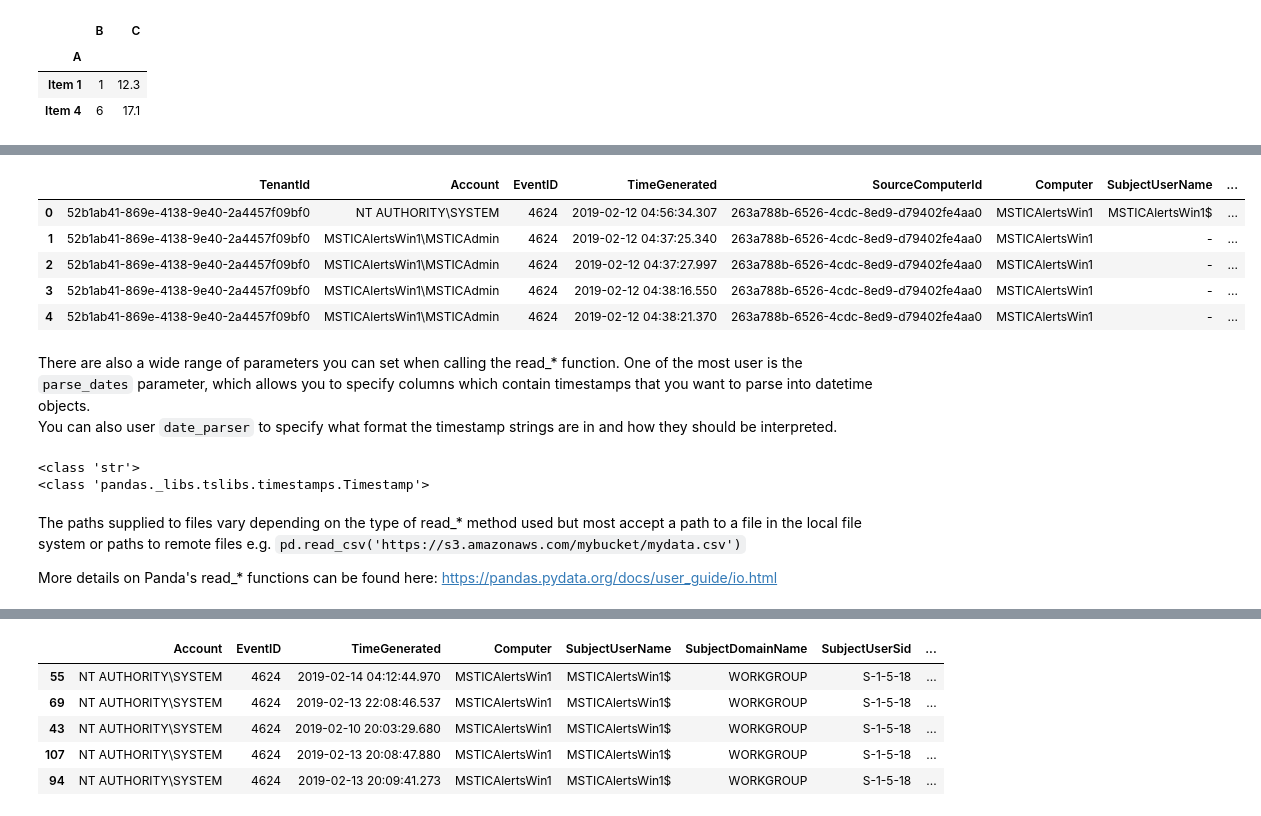
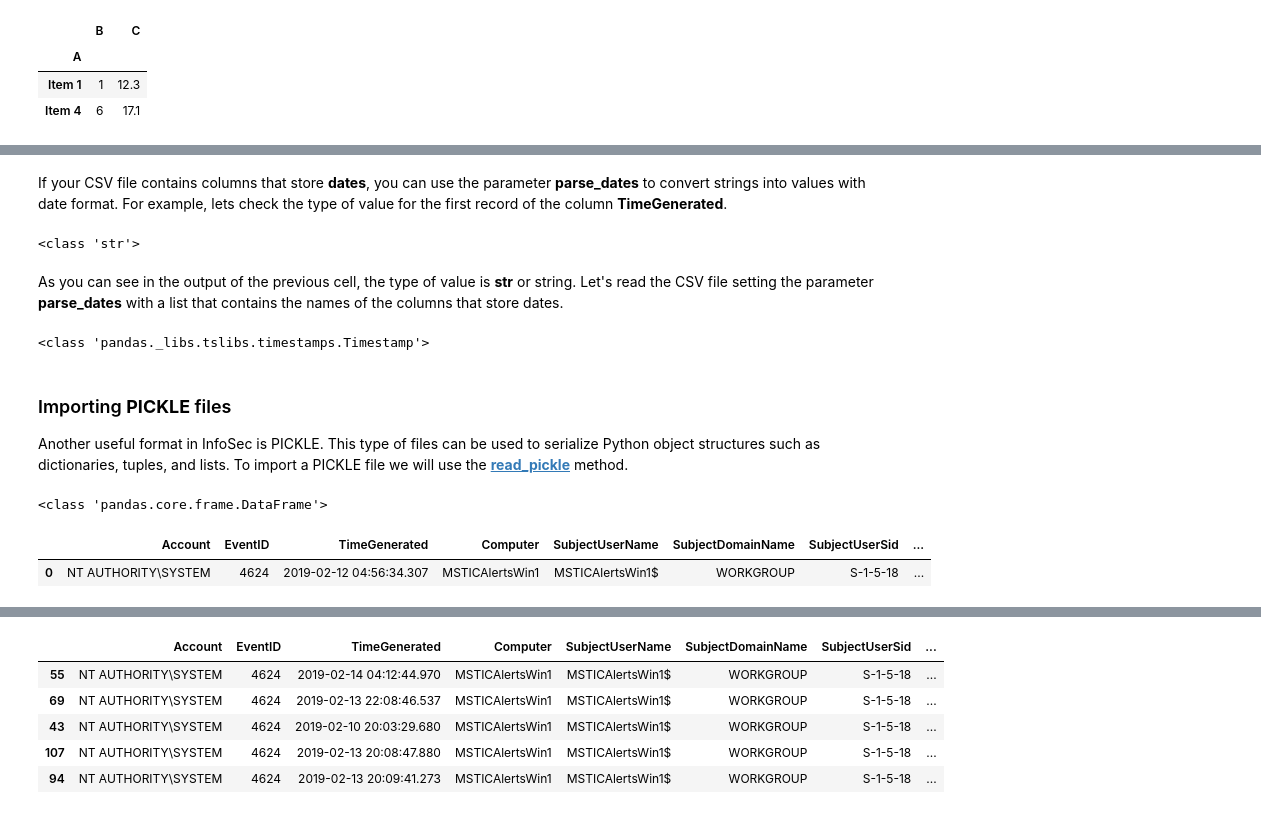
Before and after one commit to OTRF/infosec-jupyterthon, a Jupyter notebook: workshops/2021/day1/day1-3-Data-Analysis-with-Pandas Intro.ipynb, the cells around one changed output, grey strips where cells are left out. Saved outputs shown, nothing was run; the diff lists cells and outputs as text; code cells hidden in the pictures.

Commit message:
Updated Pandas Structures and Importing data as DataFrame

```diff
--- a/workshops/2021/day1/day1-3-Data-Analysis-with-Pandas Intro.ipynb
+++ b/workshops/2021/day1/day1-3-Data-Analysis-with-Pandas Intro.ipynb
@@ -141,26 +197,25 @@ csv_df.head()
+# %% [markdown]
+If your CSV file contains columns that store **dates**, you can use the parameter **parse_dates** to convert strings into values with date format. For example, lets check the type of value for the first record of the column **TimeGenerated**.
+# %%
+print(type(csv_df.iloc[0]["TimeGenerated"]))
+# %% [output]
+<class 'str'>
+# %% [markdown]
+As you can see in the output of the previous cell, the type of value is **str** or string. Let's read the CSV file setting the parameter **parse_dates** with a list that contains the names of the columns that store dates.
+# %%
+csv_df_date = pd.read_csv("../data/process_tree.csv", parse_dates=["TimeGenerated"])
+print(type(csv_df_date.iloc[0]["TimeGenerated"]))
+# %% [output]
+<class 'pandas._libs.tslibs.timestamps.Timestamp'>
+# %% [markdown]
+### Importing **PICKLE** files
+
+Another useful format in InfoSec is PICKLE. This type of files can be used to serialize Python object structures such as dictionaries, tuples, and lists. To import a PICKLE file we will use the **[read_pickle](https://pandas.pydata.org/pandas-docs/stable/reference/api/pandas.read_pickle.html)** method.
 # %%
 pkl_df = pd.read_pickle("../data/host_logons.pkl")
-pkl_df.head()
+print(type(pkl_df))
+pkl_df.head(n=1)
 # %% [output]
+<class 'pandas.core.frame.DataFrame'>
-|  | TenantId | Account | EventID | TimeGenerated | SourceComputerId | Computer | SubjectUserName | ... |
-| 0 | 52b1ab41-869e-4138-9e40-2a4457f09bf0 | NT AUTHORITY\SYSTEM | 4624 | 2019-02-12 04:56:34.307 | 263a788b-6526-4cdc-8ed9-d79402fe4aa0 | MSTICAlertsWin1 | MSTICAlertsWin1$ | ... |
-| 1 | 52b1ab41-869e-4138-9e40-2a4457f09bf0 | MSTICAlertsWin1\MSTICAdmin | 4624 | 2019-02-12 04:37:25.340 | 263a788b-6526-4cdc-8ed9-d79402fe4aa0 | MSTICAlertsWin1 | - | ... |
-| 2 | 52b1ab41-869e-4138-9e40-2a4457f09bf0 | MSTICAlertsWin1\MSTICAdmin | 4624 | 2019-02-12 04:37:27.997 | 263a788b-6526-4cdc-8ed9-d79402fe4aa0 | MSTICAlertsWin1 | - | ... |
-| 3 | 52b1ab41-869e-4138-9e40-2a4457f09bf0 | MSTICAlertsWin1\MSTICAdmin | 4624 | 2019-02-12 04:38:16.550 | 263a788b-6526-4cdc-8ed9-d79402fe4aa0 | MSTICAlertsWin1 | - | ... |
-| 4 | 52b1ab41-869e-4138-9e40-2a4457f09bf0 | MSTICAlertsWin1\MSTICAdmin | 4624 | 2019-02-12 04:38:21.370 | 263a788b-6526-4cdc-8ed9-d79402fe4aa0 | MSTICAlertsWin1 | - | ... |
+|  | Account | EventID | TimeGenerated | Computer | SubjectUserName | SubjectDomainName | SubjectUserSid | ... |
+| 0 | NT AUTHORITY\SYSTEM | 4624 | 2019-02-12 04:56:34.307 | MSTICAlertsWin1 | MSTICAlertsWin1$ | WORKGROUP | S-1-5-18 | ... |
-# %% [markdown]
-There are also a wide range of parameters you can set when calling the read_* function. One of the most user is the `parse_dates` parameter, which allows you to specify columns which contain timestamps that you want to parse into datetime objects.<br>
-You can also user `date_parser` to specify what format the timestamp strings are in and how they should be interpreted.
-# %%
-import pandas as pd
-df = pd.read_csv("../data/process_tree.csv")
-print(type(df.iloc[0]["TimeGenerated"]))
-df = pd.read_csv("../data/process_tree.csv", parse_dates=["TimeGenerated"])
-print(type(df.iloc[0]["TimeGenerated"]))
-# %% [output]
-<class 'str'>
-<class 'pandas._libs.tslibs.timestamps.Timestamp'>
-# %% [markdown]
-The paths supplied to files vary depending on the type of read_* method used but most accept a path to a file in the local file system or paths to remote files e.g. `pd.read_csv('https://s3.amazonaws.com/mybucket/mydata.csv')`
-
-More details on Panda's read_* functions can be found here: https://pandas.pydata.org/docs/user_guide/io.html
```
Also changed, not shown: parts of 33 cells of this notebook, 1 other file.
